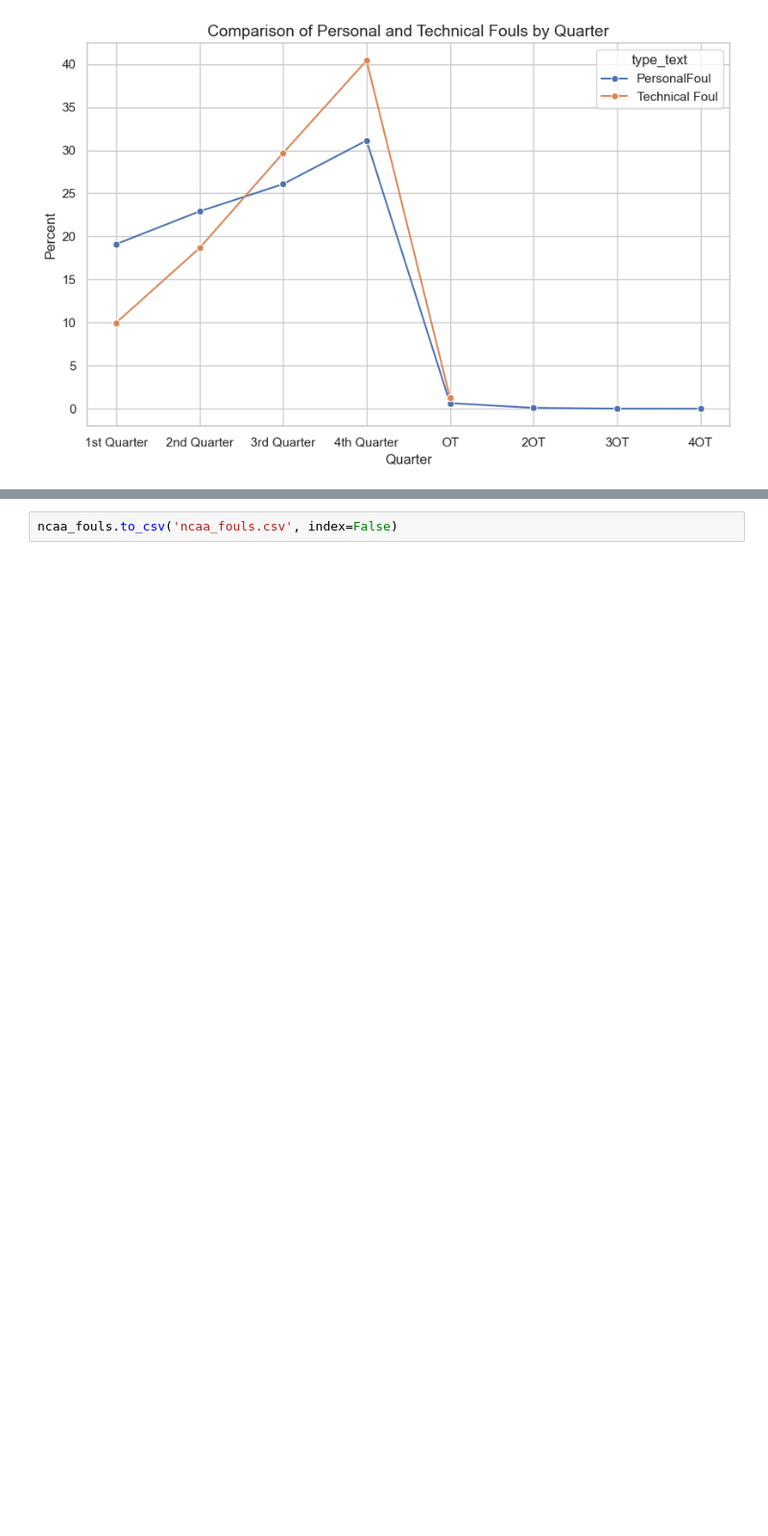
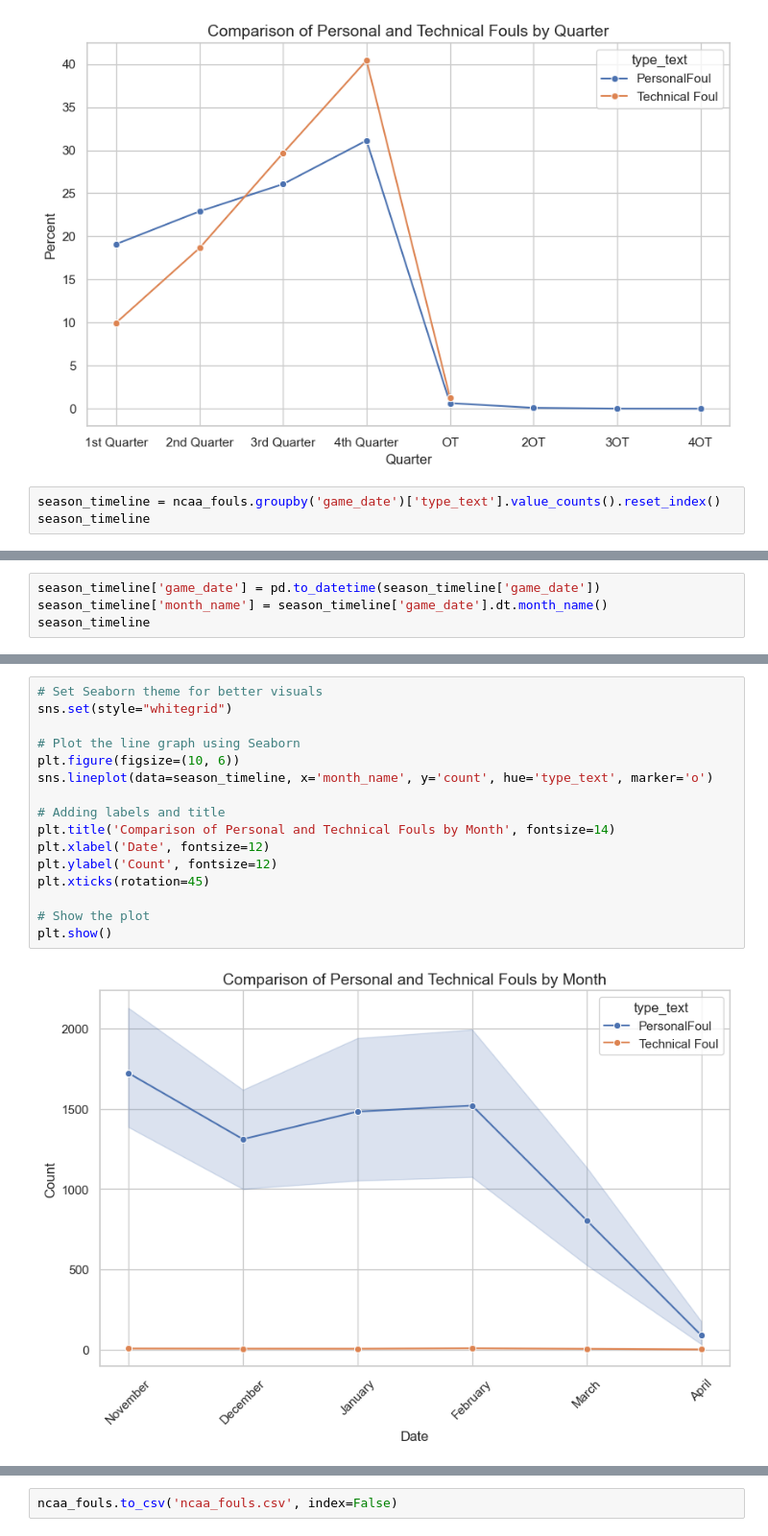
Before and after one commit to aimeejohnson/ncaa-basketball-capstone, a Jupyter notebook: notebooks/foul_analysis.ipynb, the cells around one changed output, grey strips where cells are left out. Shown at 96% size. Cells and saved outputs as stored; diff of their text form; blank space fills up the shorter version.

Commit message:
working on trends based on time of game

```diff
--- a/notebooks/foul_analysis.ipynb
+++ b/notebooks/foul_analysis.ipynb
@@ -311,3 +337,6 @@ plt.ylabel('Percent', fontsize=12)
 plt.show()
 # %% [output]
 [figure]
+# %%
+season_timeline = ncaa_fouls.groupby('game_date')['type_text'].value_counts().reset_index()
+season_timeline
@@ -313,0 +357,4 @@ plt.show()
+# %%
+season_timeline['game_date'] = pd.to_datetime(season_timeline['game_date'])
+season_timeline['month_name'] = season_timeline['game_date'].dt.month_name()
+season_timeline
@@ -313,0 +375,18 @@ plt.show()
+# %%
+# Set Seaborn theme for better visuals
+sns.set(style="whitegrid")
+
+# Plot the line graph using Seaborn
+plt.figure(figsize=(10, 6))
+sns.lineplot(data=season_timeline, x='month_name', y='count', hue='type_text', marker='o')
+
+# Adding labels and title
+plt.title('Comparison of Personal and Technical Fouls by Month', fontsize=14)
+plt.xlabel('Date', fontsize=12)
+plt.ylabel('Count', fontsize=12)
+plt.xticks(rotation=45)
+
+# Show the plot
+plt.show()
+# %% [output]
+[figure, added]
```
Also changed, not shown: parts of 12 cells of this notebook.
